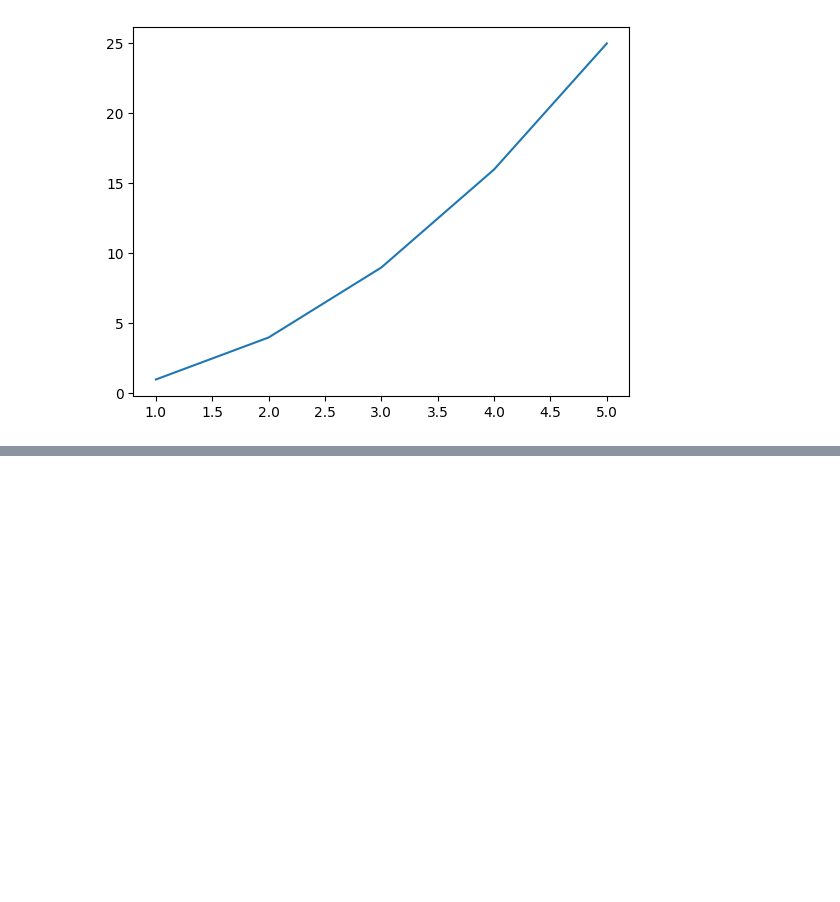
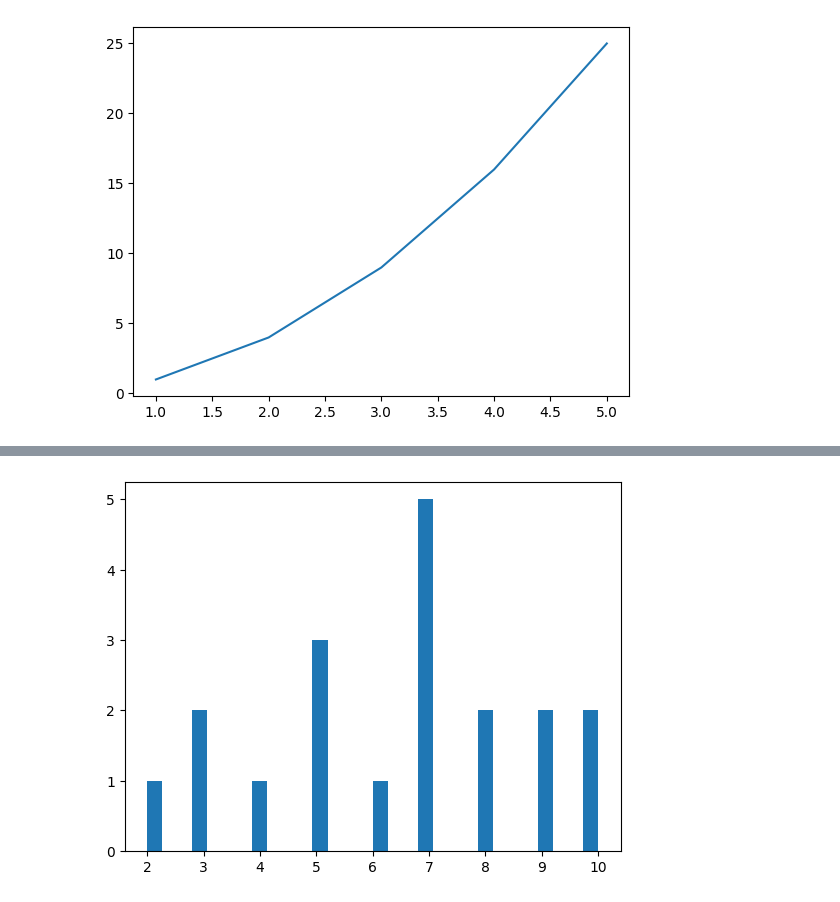
Before and after one commit to Ssseyoung/Bigdata, a Jupyter notebook: code/Day03.ipynb, the cells around one changed output, grey strips where cells are left out. Drawn from its saved outputs; the diff is of its cells as text; code cells hidden in the pictures; blank space fills up the shorter version.

```diff
--- a/code/Day03.ipynb
+++ b/code/Day03.ipynb
@@ -21,0 +74,16 @@ plt.show()
+# %%
+# 히스토그램
+# pyplot 객체.hist(데이터리스트, bins = 가로축 구간의 개수)
+# bins 기본값 : 10
+
+from matplotlib import pyplot as plt
+import numpy as np
+data = [3,4,5,5,5,6,7,8,3,2,7,7,7,7,8,9,10,10,9]
+plt.hist(data, bins = 30)
+plt.show()
+# 2 -> 1개
+# 3 -> 2개
+# 4 -> 1개
+# 5 -> 3개
+# %% [output]
+[figure, added]
```
Also changed, not shown: parts of 10 cells of this notebook, 1 other file.
